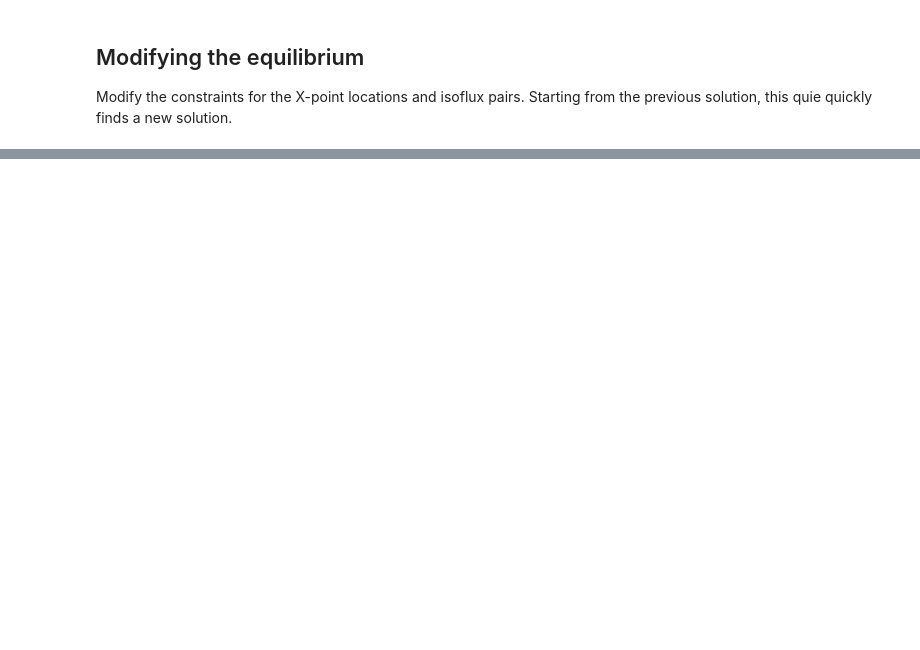
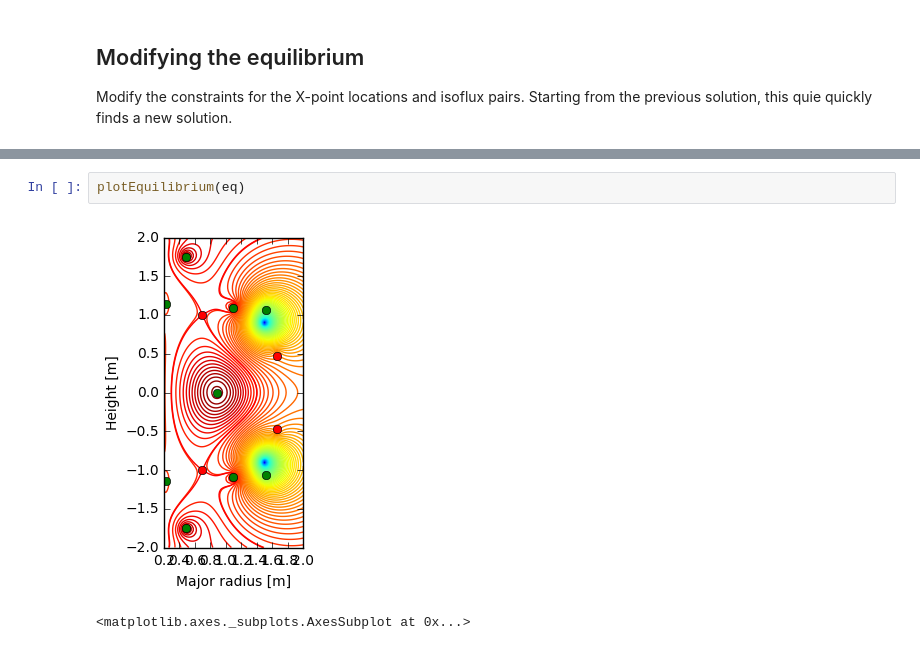
Before and after one commit to freegs-plasma/freegs, a Jupyter notebook: MAST-example.ipynb, the cells around one changed output, grey strips where cells are left out. Cells and saved outputs as stored; diff of their text form; blank space fills up the shorter version.

```diff
--- a/MAST-example.ipynb
+++ b/MAST-example.ipynb
@@ -170,0 +146,5 @@ sep_contour=ax.contour(eq.R, eq.Z,psi, levels=[psi_bndry], colors='r')
+# %%
+plotEquilibrium(eq)
+# %% [output]
+[figure, added]
+<matplotlib.axes._subplots.AxesSubplot at 0x...>
```
Also changed, not shown: parts of 9 cells of this notebook, 17 other files.
